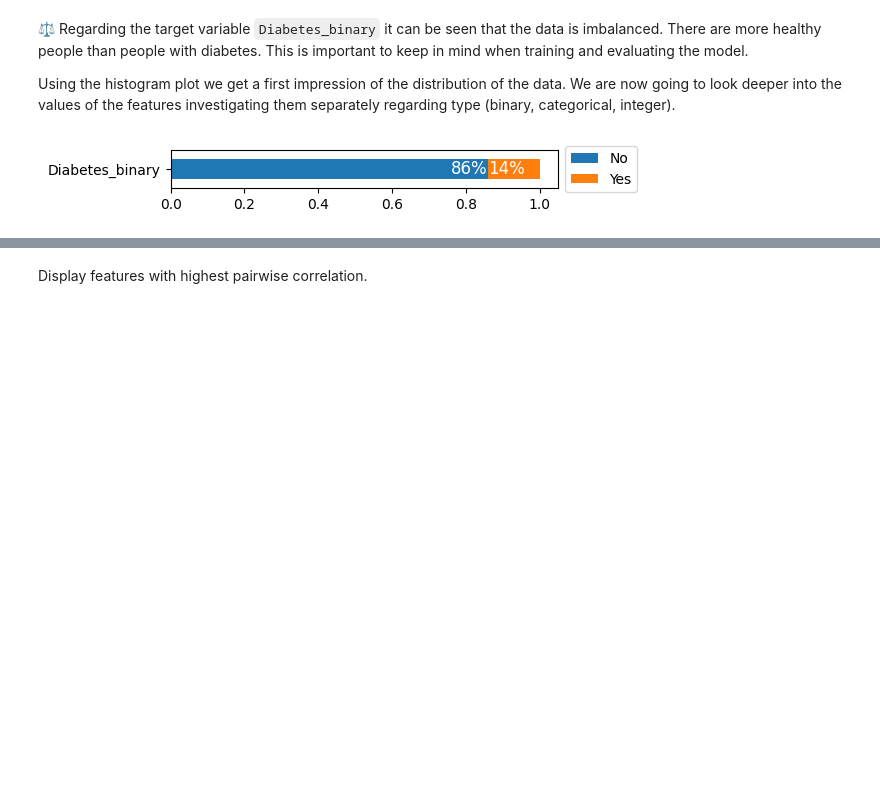
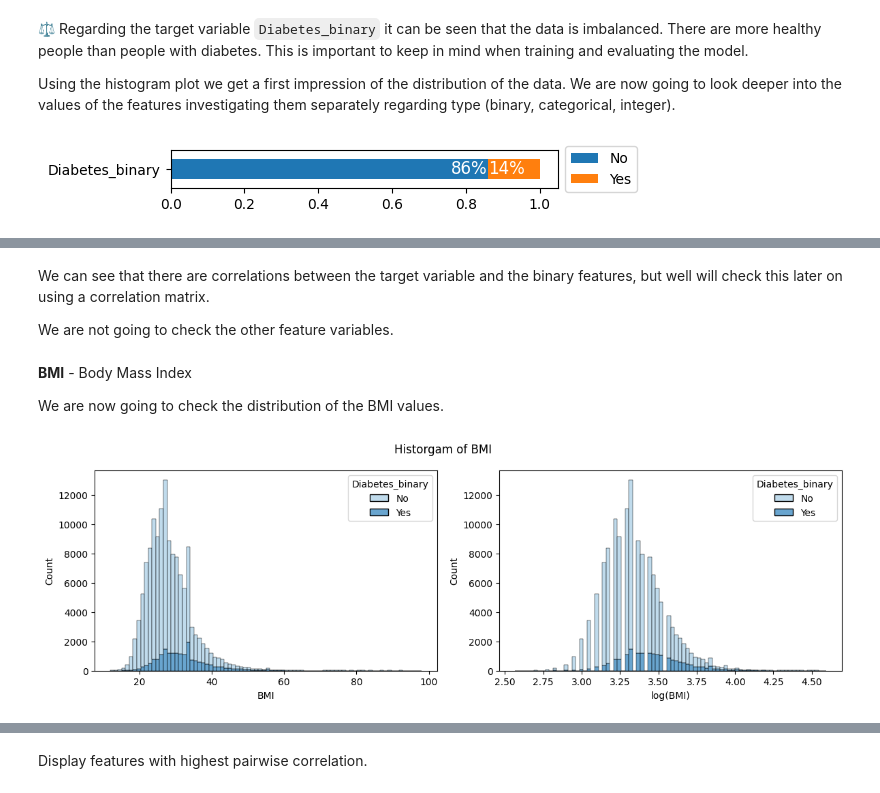
Before and after one commit to ai2ys/CDC-Diabetes-Health-Indicators, a Jupyter notebook: eda.ipynb, the cells around one changed output, grey strips where cells are left out. Cells and saved outputs as stored; diff of their text form; code cells hidden in the pictures; blank space fills up the shorter version.

```diff
--- a/eda.ipynb
+++ b/eda.ipynb
@@ -573,0 +598,25 @@ plt.show()
+# %% [markdown]
+We can see that there are correlations between the target variable and the binary features, but well will check this later on using a correlation matrix.
+
+We are not going to check the other feature variables.
+# %% [markdown]
+**BMI** - Body Mass Index
+
+We are now going to check the distribution of the BMI values.
+# %%
+fig, (ax1, ax2) = plt.subplots(ncols=2, nrows=1, figsize=(12, 4))
+sns.histplot(df_train_plot, x='BMI', hue=target_name, ax=ax1, bins=df_train_plot['BMI'].nunique(), multiple='stack', palette='Blues')
+df_train_plot_log = df_train_plot.copy(deep=True)
+ax1.set_xlabel('BMI')
+
+df_train_plot_log['BMI'] = np.log1p(df_train_plot['BMI'])
+sns.histplot(df_train_plot_log, x='BMI', hue=target_name, ax=ax2, bins=df_train_plot['BMI'].nunique(), multiple='stack', palette='Blues')
+ax2.set_xlabel('log(BMI)')
+
+for ax in [ax1, ax2]:
+    ax.set_ylabel('Count')
+plt.suptitle('Historgam of BMI')
+plt.tight_layout()
+plt.show()
+# %% [output]
+[figure, added]
```
Also changed, not shown: parts of 30 cells of this notebook.
